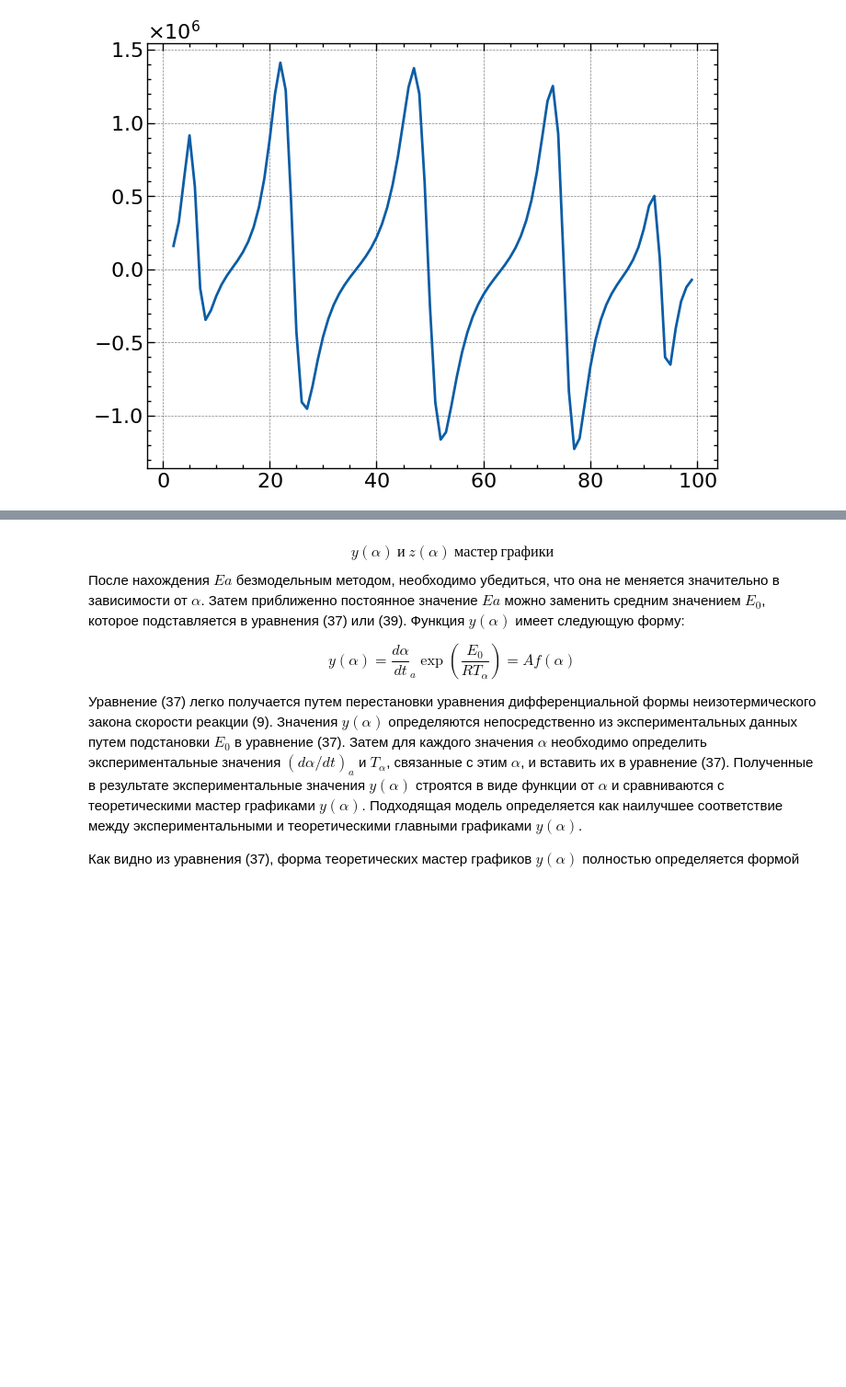
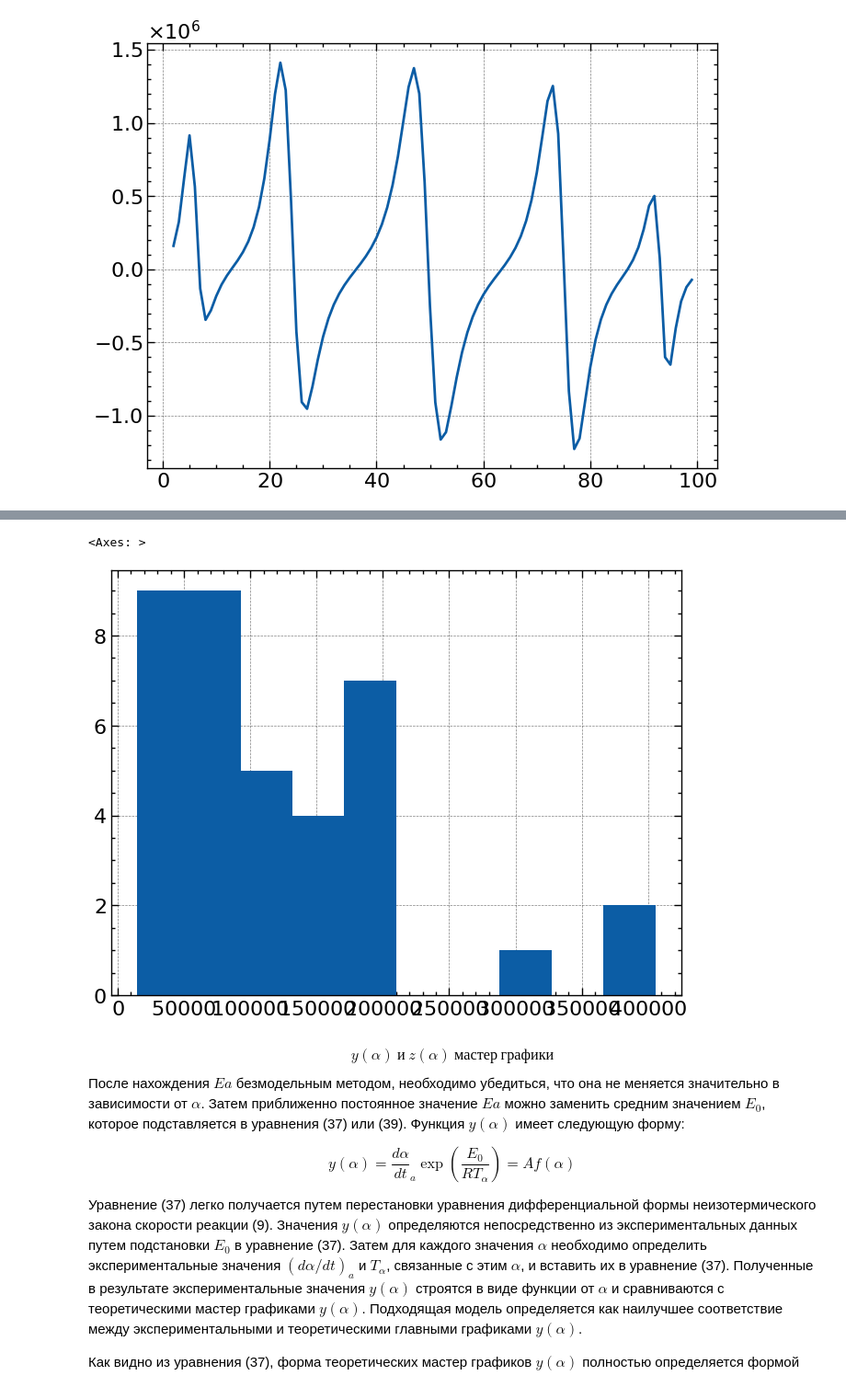
Before and after one commit to kdavjd/isoconversion_study_of_reaction_kinetics, a Jupyter notebook: isoconversion_studyes.ipynb, the cells around one changed output, grey strips where cells are left out. Shown at 92% size. Drawn from its saved outputs; the diff is of its cells as text; code cells hidden in the pictures; blank space fills up the shorter version.

```diff
--- a/isoconversion_studyes.ipynb
+++ b/isoconversion_studyes.ipynb
@@ -1204,3 +1252,8 @@ temperature['rate_3_diff_reaction_0_conversion'].plot()
+# %%
+cr_csv['Ea'].hist()
+# %% [output]
+<Axes: >
+[figure, added]
 # %% [markdown]
 $$ y(\alpha)~и~z(\alpha)~мастер~графики $$
 После нахождения $Ea$ безмодельным методом, необходимо убедиться, что она не меняется значительно в зависимости от $\alpha$. Затем приближенно постоянное значение $Ea$ можно заменить средним значением $E_0$, которое подставляется в уравнения (37) или (39). Функция $y(\alpha)$ имеет следующую форму:
```
Also changed, not shown: parts of 21 cells of this notebook.
